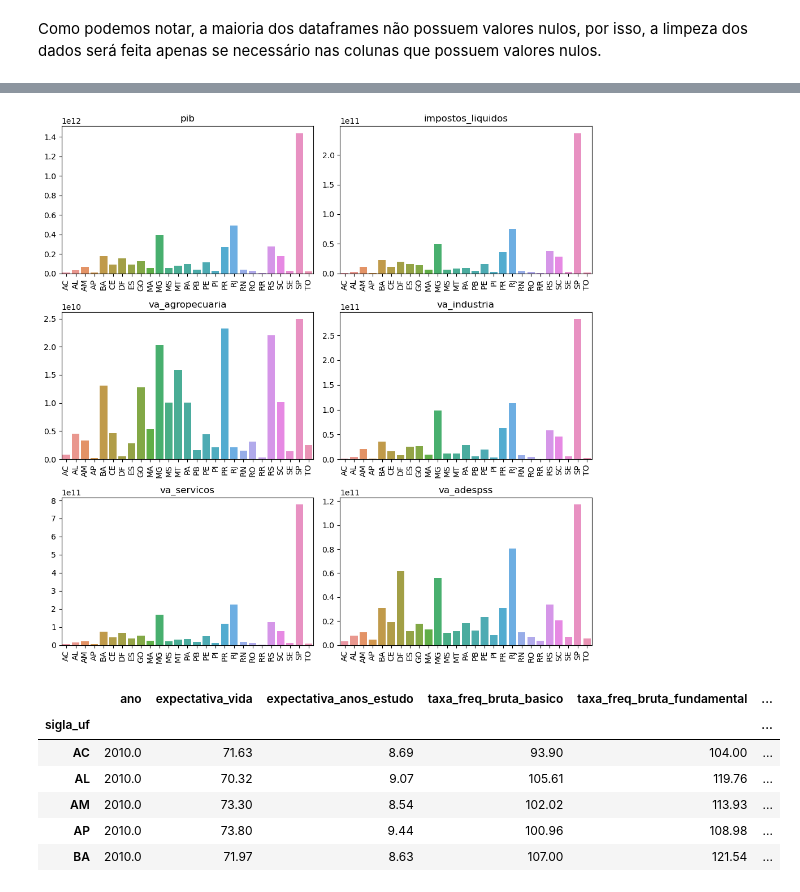
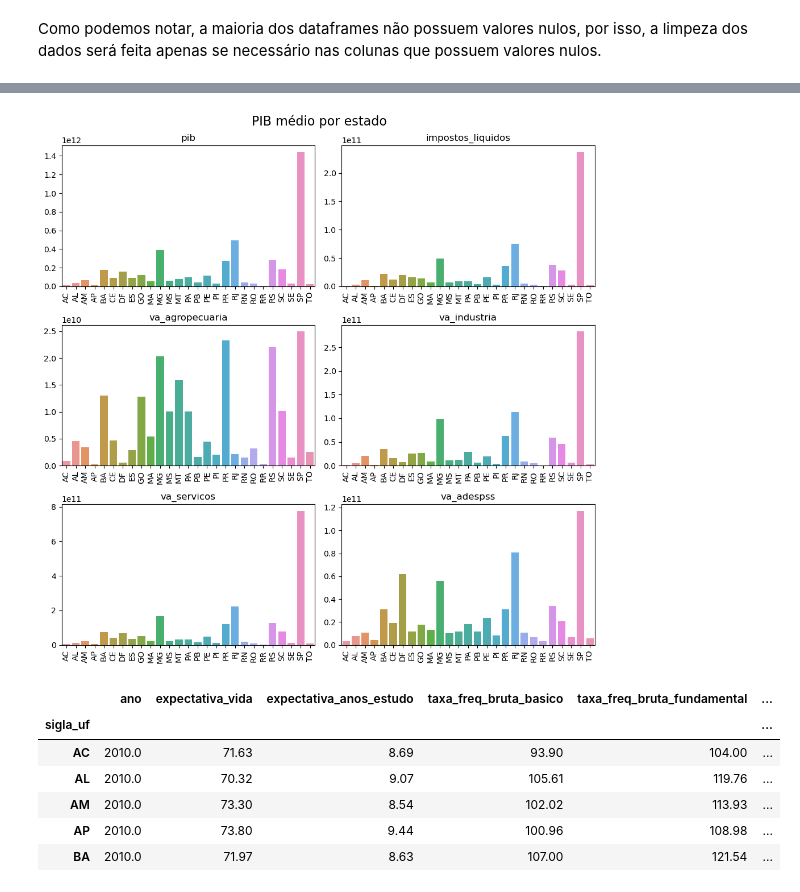
Before and after one commit to ZuilhoSe/PS-Analytica, a Jupyter notebook: A3/analises.ipynb, the cells around one changed output, grey strips where cells are left out. Saved outputs shown, nothing was run; the diff lists cells and outputs as text; code cells hidden in the pictures.

```diff
--- a/A3/analises.ipynb
+++ b/A3/analises.ipynb
@@ -111,16 +111,18 @@ df_pib_mean.head()
 # %%
 # ploting bar chart for each column in 6 subplots
 fig, ax = plt.subplots(3, 2, figsize=(10, 10))
 ax = ax.ravel()
 for i, column in enumerate(df_pib_mean.drop(columns=['ano', 'va']).columns):
     sns.barplot(x=df_pib_mean.index, y=df_pib_mean[column], ax=ax[i])
     ax[i].set_title(column)
     ax[i].set_xlabel('')
     ax[i].set_ylabel('')
     ax[i].set_xticklabels(ax[i].get_xticklabels(), rotation=90)
+fig.suptitle('PIB médio por estado', fontsize=16)
 plt.tight_layout()
+plt.show()
 # %% [output]
-[figure, old version]
+[figure, new version]
 # %%
 # ADH
 # Removendo linhas com valores nulos
```
Also changed, not shown: parts of 29 cells of this notebook, 1 other file.
